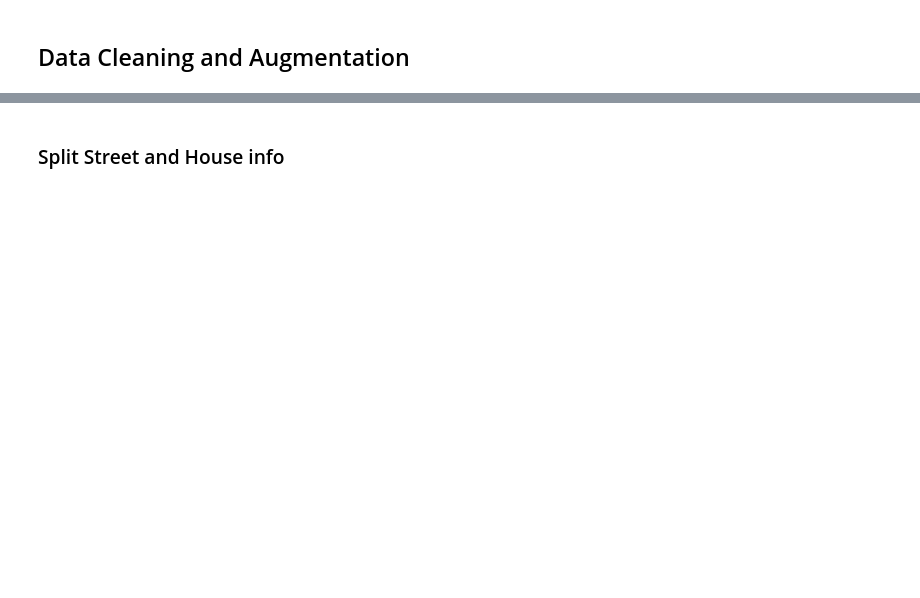
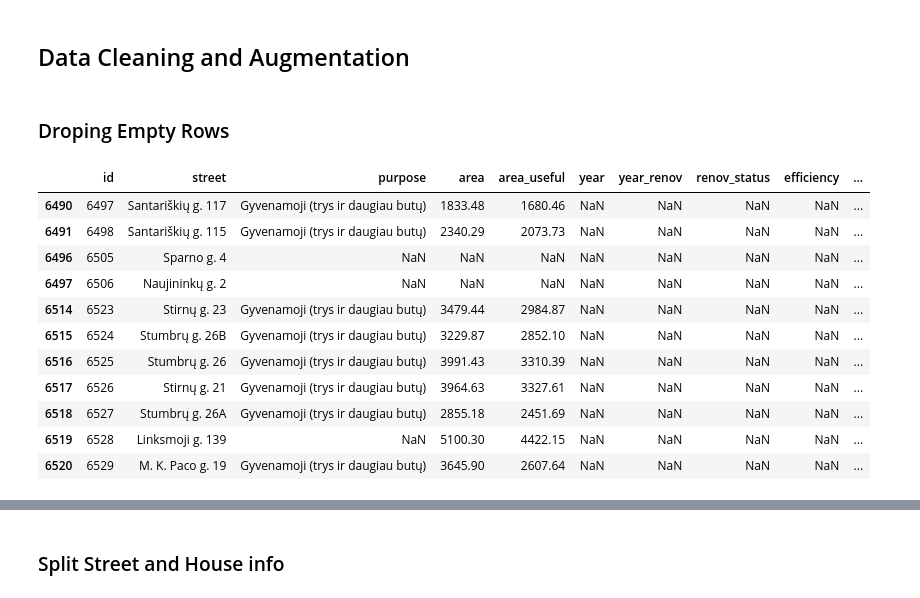
Before and after one commit to SvajuneK/Udacity-Projects, a Jupyter notebook: Data Science ND/P1 Assessment of RE needs/Vilnius City/flats.ipynb, the cells around one changed output, grey strips where cells are left out. Drawn from its saved outputs; the diff is of its cells as text; code cells hidden in the pictures; blank space fills up the shorter version.

```diff
--- a/Data Science ND/P1 Assessment of RE needs/Vilnius City/flats.ipynb
+++ b/Data Science ND/P1 Assessment of RE needs/Vilnius City/flats.ipynb
@@ -91,2 +110,19 @@ flat.sample(5)
 # %% [markdown]
 ## Data Cleaning and Augmentation
+# %% [markdown]
+### Droping Empty Rows
+# %%
+flat[flat['year'].isnull() == True]
+# %% [output]
+|  | id | street | purpose | area | area_useful | year | year_renov | renov_status | efficiency | ... |
+| 6490 | 6497 | Santariškių g. 117 | Gyvenamoji (trys ir daugiau butų) | 1833.48 | 1680.46 | NaN | NaN | NaN | NaN | ... |
+| 6491 | 6498 | Santariškių g. 115 | Gyvenamoji (trys ir daugiau butų) | 2340.29 | 2073.73 | NaN | NaN | NaN | NaN | ... |
+| 6496 | 6505 | Sparno g. 4 | NaN | NaN | NaN | NaN | NaN | NaN | NaN | ... |
+| 6497 | 6506 | Naujininkų g. 2 | NaN | NaN | NaN | NaN | NaN | NaN | NaN | ... |
+| 6514 | 6523 | Stirnų g. 23 | Gyvenamoji (trys ir daugiau butų) | 3479.44 | 2984.87 | NaN | NaN | NaN | NaN | ... |
+| 6515 | 6524 | Stumbrų g. 26B | Gyvenamoji (trys ir daugiau butų) | 3229.87 | 2852.10 | NaN | NaN | NaN | NaN | ... |
+| 6516 | 6525 | Stumbrų g. 26 | Gyvenamoji (trys ir daugiau butų) | 3991.43 | 3310.39 | NaN | NaN | NaN | NaN | ... |
+| 6517 | 6526 | Stirnų g. 21 | Gyvenamoji (trys ir daugiau butų) | 3964.63 | 3327.61 | NaN | NaN | NaN | NaN | ... |
+| 6518 | 6527 | Stumbrų g. 26A | Gyvenamoji (trys ir daugiau butų) | 2855.18 | 2451.69 | NaN | NaN | NaN | NaN | ... |
+| 6519 | 6528 | Linksmoji g. 139 | NaN | 5100.30 | 4422.15 | NaN | NaN | NaN | NaN | ... |
+| 6520 | 6529 | M. K. Paco g. 19 | Gyvenamoji (trys ir daugiau butų) | 3645.90 | 2607.64 | NaN | NaN | NaN | NaN | ... |
```
Also changed, not shown: parts of 32 cells of this notebook, 1 other file.
